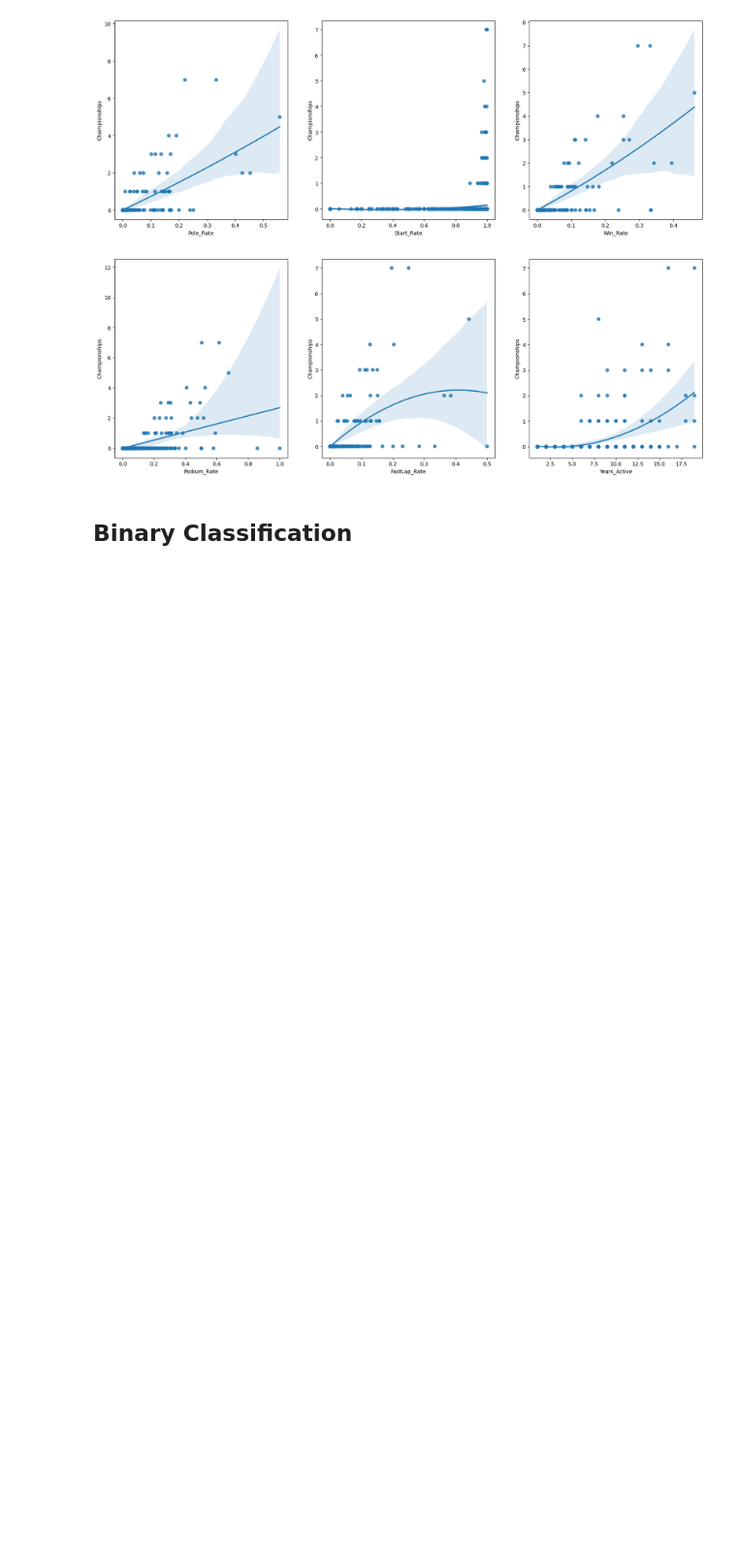
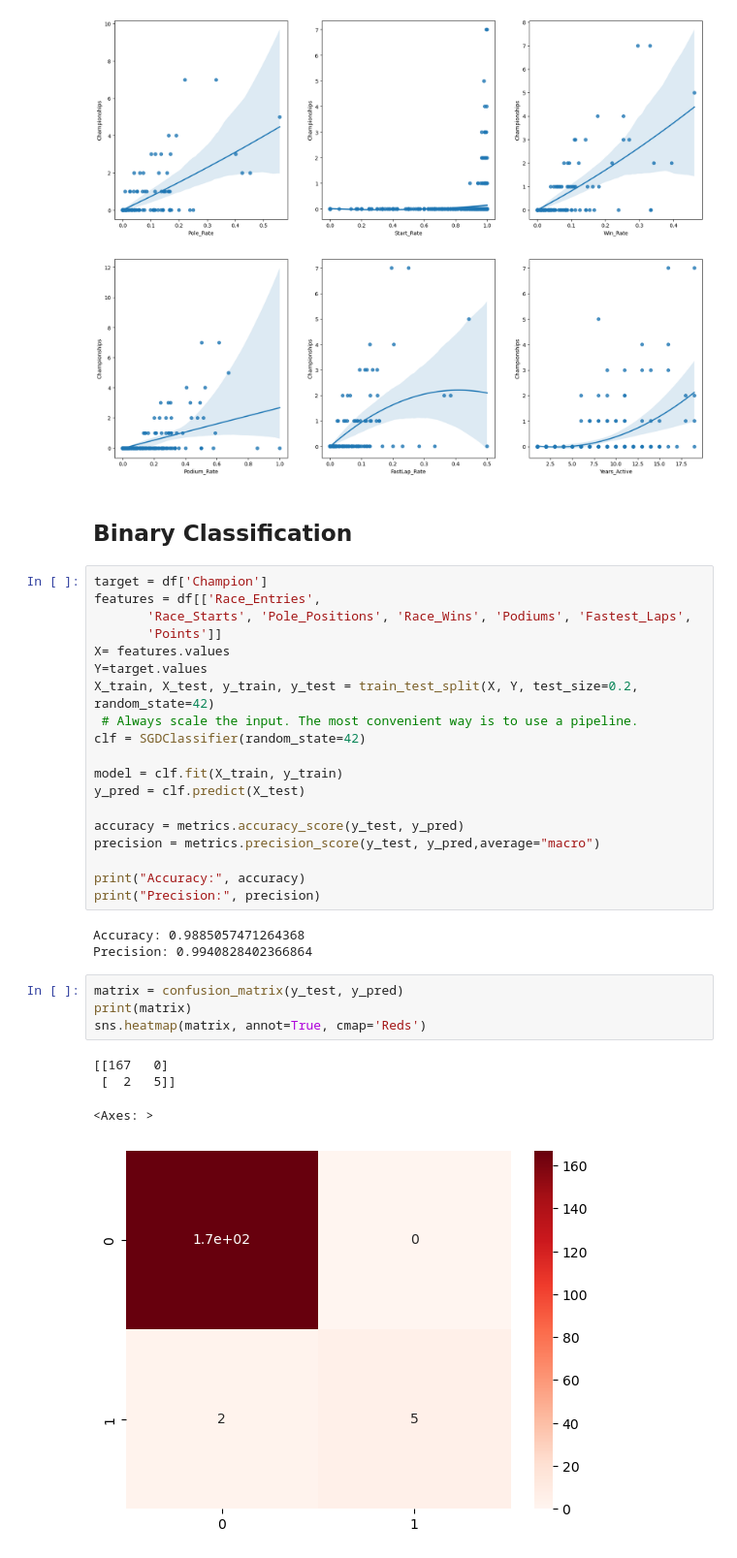
Before and after one commit to p4rz1v4l26/F1-Analysis, a Jupyter notebook: index.ipynb, the cells around one changed output. Shown: that part at 97% size. Drawn from its saved outputs; the diff is of its cells as text; blank space fills up the shorter version.

Commit message:
Matrix Plot

```diff
--- a/index.ipynb
+++ b/index.ipynb
@@ -285,3 +290,34 @@ plt.show()
 [figure]
 # %% [markdown]
 ## Binary Classification
+# %%
+target = df['Champion']
+features = df[['Race_Entries',
+       'Race_Starts', 'Pole_Positions', 'Race_Wins', 'Podiums', 'Fastest_Laps',
+       'Points']]
+X= features.values
+Y=target.values
+X_train, X_test, y_train, y_test = train_test_split(X, Y, test_size=0.2, random_state=42)
+ # Always scale the input. The most convenient way is to use a pipeline.
+clf = SGDClassifier(random_state=42)
+
+model = clf.fit(X_train, y_train)
+y_pred = clf.predict(X_test)
+
+accuracy = metrics.accuracy_score(y_test, y_pred)
+precision = metrics.precision_score(y_test, y_pred,average="macro")
+
+print("Accuracy:", accuracy)
+print("Precision:", precision)
+# %% [output]
+Accuracy: 0.9885057471264368
+Precision: 0.9940828402366864
+# %%
+matrix = confusion_matrix(y_test, y_pred)
+print(matrix)
+sns.heatmap(matrix, annot=True, cmap='Reds')
+# %% [output]
+[[167   0]
+ [  2   5]]
+<Axes: >
+[figure, added]
```
Also changed, not shown: parts of 1 cell of this notebook, 1 other file.
